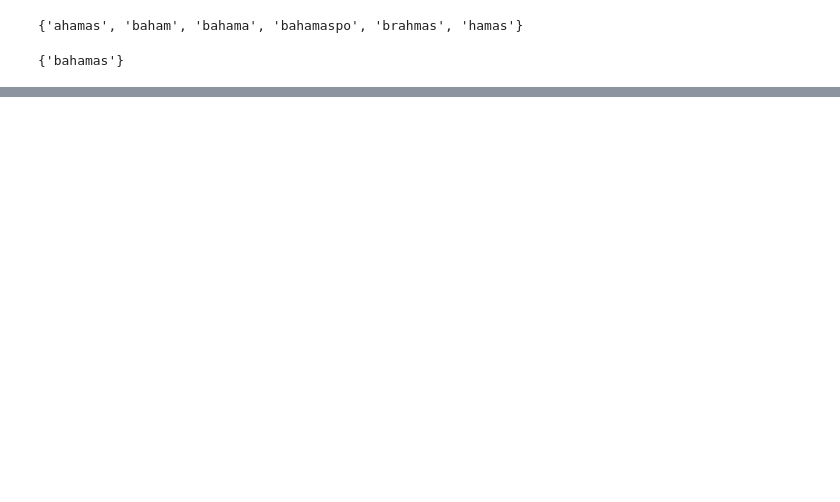
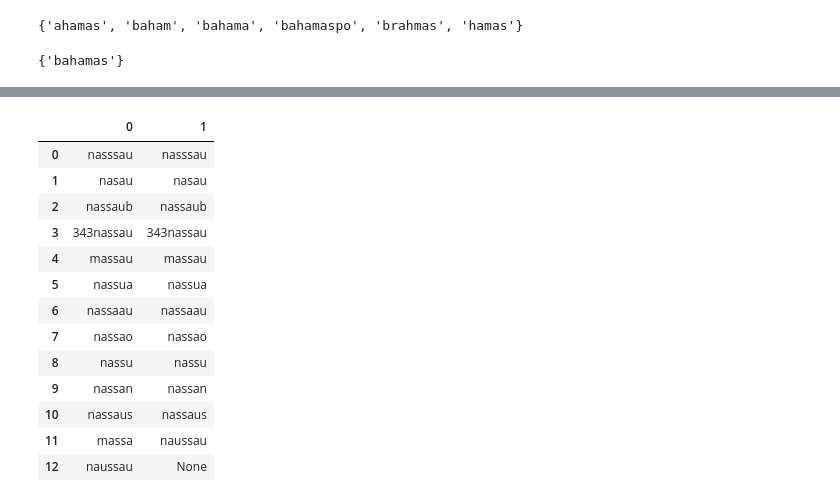
Before and after one commit to julielinx/icij_investigation, a Jupyter notebook: address_parsing/04_icijAddress_parseFuzzy.ipynb, the cells around one changed output, grey strips where cells are left out. Saved outputs shown, nothing was run; the diff lists cells and outputs as text; code cells hidden in the pictures; blank space fills up the shorter version.

```diff
--- a/address_parsing/04_icijAddress_parseFuzzy.ipynb
+++ b/address_parsing/04_icijAddress_parseFuzzy.ipynb
@@ -383,0 +288,19 @@ test_list[-1]
+# %%
+nas_ratio_list = fuzzy_words_df.loc[(fuzzy_words_df['original_value']=='nassau') & (fuzzy_words_df['ratio_score']>70), 'match_value'].to_list()
+nas_jaro_list = fuzzy_words_df.loc[(fuzzy_words_df['original_value']=='nassau') & (fuzzy_words_df['jaro_winkler_score']>85), 'match_value'].to_list()
+pd.DataFrame([nas_ratio_list, nas_jaro_list]).T
+# %% [output]
+|  | 0 | 1 |
+| 0 | nasssau | nasssau |
+| 1 | nasau | nasau |
+| 2 | nassaub | nassaub |
+| 3 | 343nassau | 343nassau |
+| 4 | massau | massau |
+| 5 | nassua | nassua |
+| 6 | nassaau | nassaau |
+| 7 | nassao | nassao |
+| 8 | nassu | nassu |
+| 9 | nassan | nassan |
+| 10 | nassaus | nassaus |
+| 11 | massa | naussau |
+| 12 | naussau | None |
```
Also changed, not shown: parts of 42 cells of this notebook, 2 other files.
